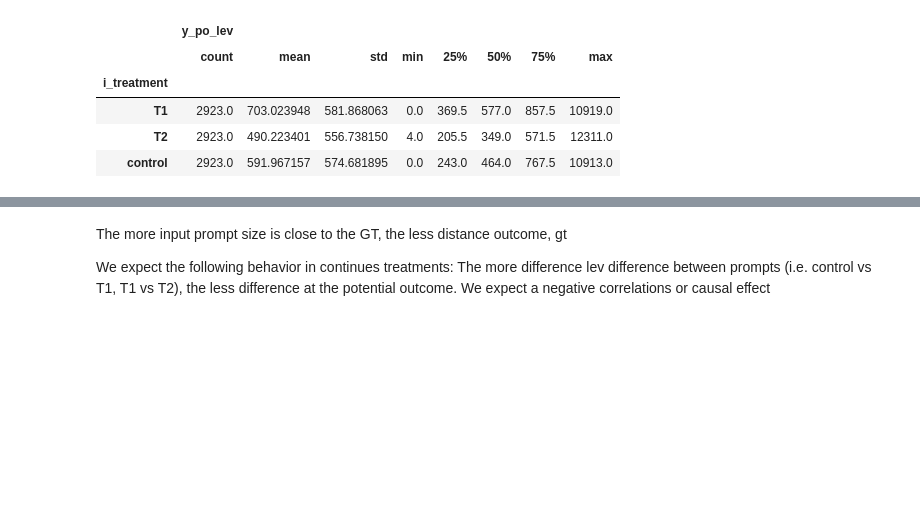
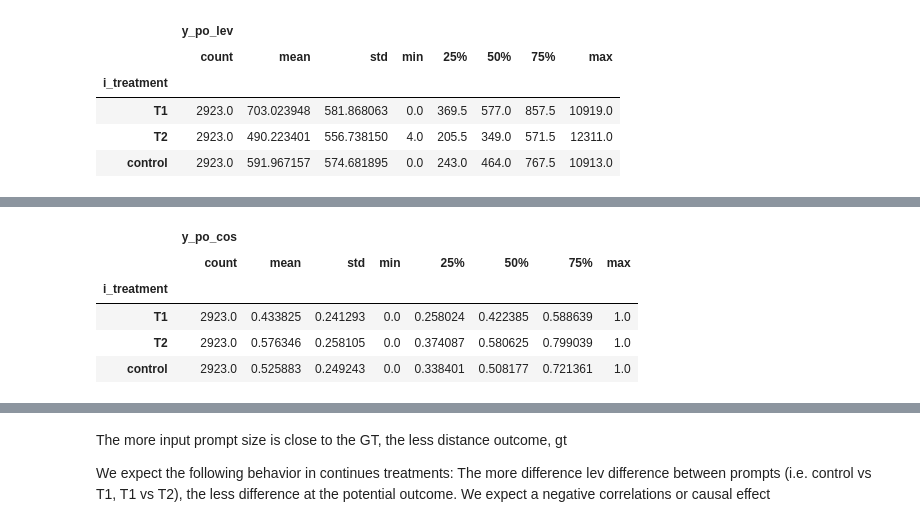
Before and after one commit to WM-SEMERU/Causal4SE, a Jupyter notebook: source/01_prompt_eng_dataset_build_lev_input.ipynb, the cells around one changed output, grey strips where cells are left out. Drawn from its saved outputs; the diff is of its cells as text; code cells hidden in the pictures; blank space fills up the shorter version.

```diff
--- a/source/01_prompt_eng_dataset_build_lev_input.ipynb
+++ b/source/01_prompt_eng_dataset_build_lev_input.ipynb
@@ -208,0 +251,9 @@ Explain metric granularity, in this case we are using sample granularity. CodeBL
+# %%
+treatments_df[['y_po_cos','i_treatment']].groupby('i_treatment').describe()
+# %% [output]
+|  | y_po_cos |  |  |  |  |  |  |  |
+|  | count | mean | std | min | 25% | 50% | 75% | max |
+| i_treatment |  |  |  |  |  |  |  |  |
+| T1 | 2923.0 | 0.433825 | 0.241293 | 0.0 | 0.258024 | 0.422385 | 0.588639 | 1.0 |
+| T2 | 2923.0 | 0.576346 | 0.258105 | 0.0 | 0.374087 | 0.580625 | 0.799039 | 1.0 |
+| control | 2923.0 | 0.525883 | 0.249243 | 0.0 | 0.338401 | 0.508177 | 0.721361 | 1.0 |
```
Also changed, not shown: parts of 20 cells of this notebook, 1 other file.
